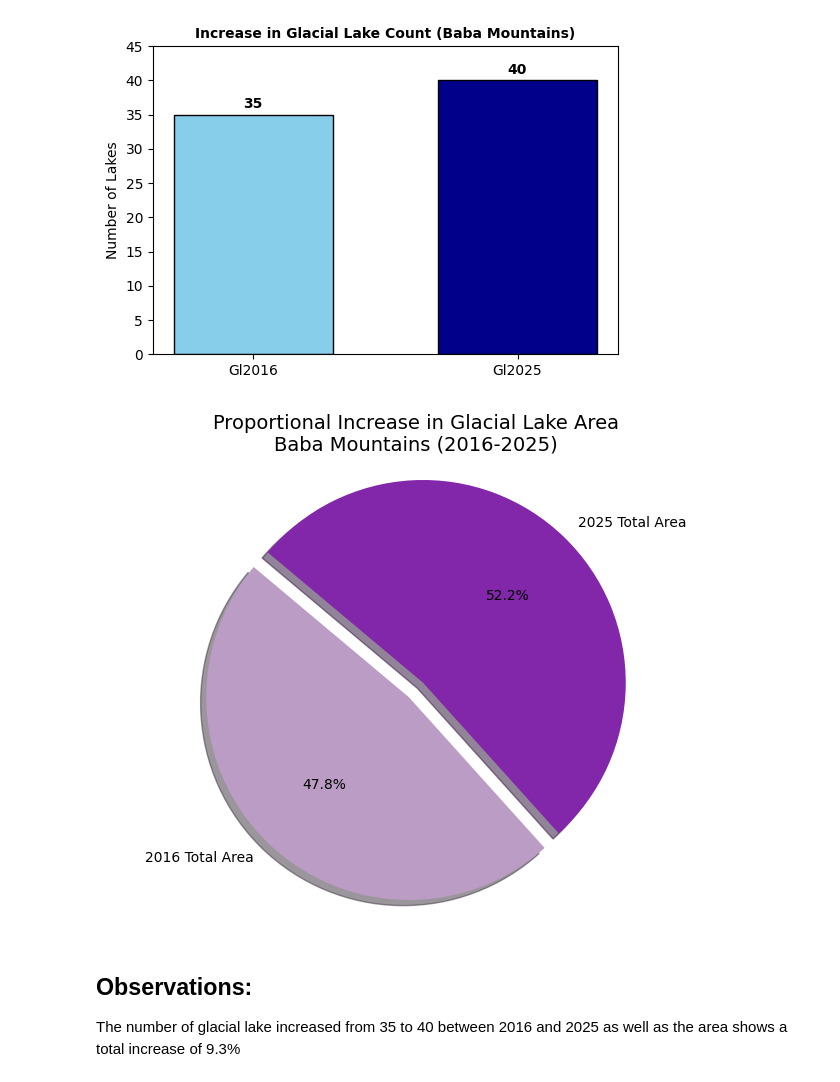
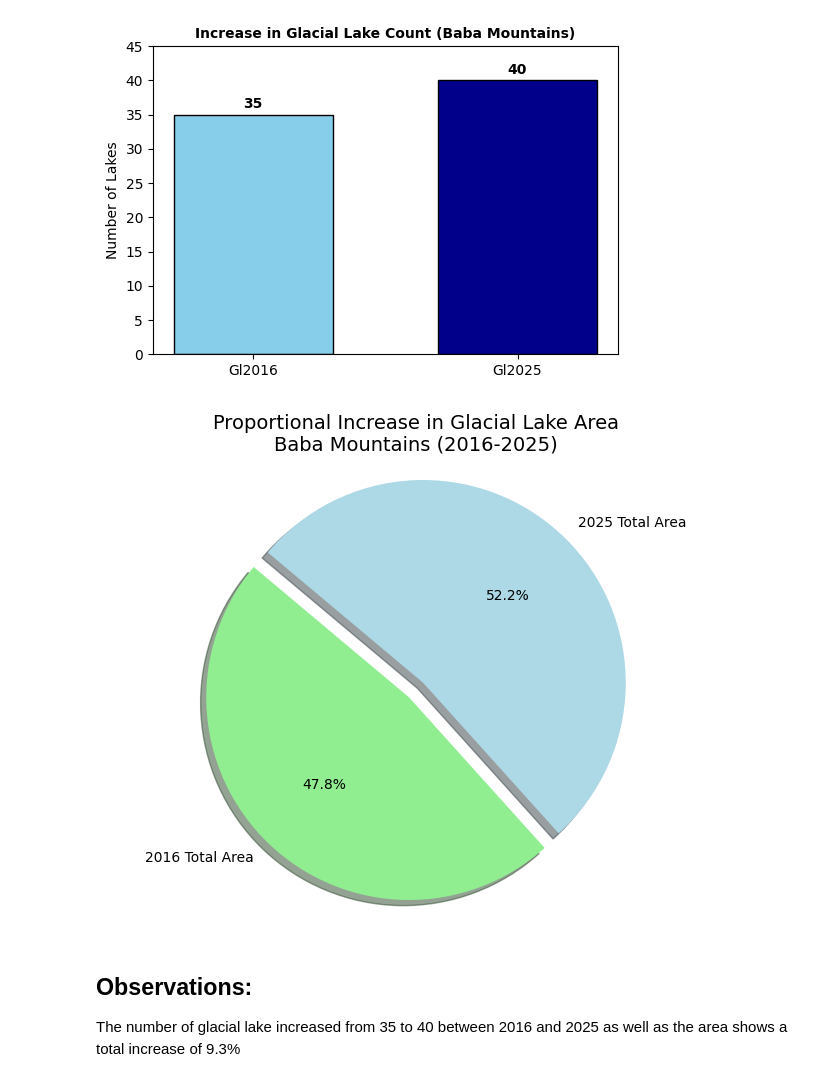
Before and after one commit to Amanullah-Anwari/Baba-Mountain-Glacier-Lakes-2016---2025, a Jupyter notebook: Notebook/glacier-lake-change-assessment-2016-2025.ipynb, the cells around one changed output. Saved outputs shown, nothing was run; the diff lists cells and outputs as text; code cells hidden in the pictures.

```diff
--- a/Notebook/glacier-lake-change-assessment-2016-2025.ipynb
+++ b/Notebook/glacier-lake-change-assessment-2016-2025.ipynb
@@ -167,22 +167,22 @@ plt.show()
 # %%
 import matplotlib.pyplot as plt
 
-# Data from your UTM 42N calculations
+# Data calculations
 labels = ['2016 Total Area', '2025 Total Area']
 areas = [0.570, 0.623]
-colors = ['#ba9cc4', '#8226AA']
-explode = (0, 0.1)  # "Explode" the 2025 slice to highlight the increase
+colors = ['lightgreen', 'lightblue']
+explode = (0, 0.1)
 
-# Create the Pie Chart
+# Creating the Pie Chart
 plt.figure(figsize=(8, 6))
 plt.pie(areas, explode=explode, labels=labels, colors=colors,
-        autopct='%1.1f%%', shadow=True, startangle=140)
+        autopct='%0.1f%%', shadow=True, startangle=140)
 
 plt.title('Proportional Increase in Glacial Lake Area\nBaba Mountains (2016-2025)', fontsize=14)
-plt.axis('equal')  # Ensures the pie is drawn as a circle
+plt.axis('equal')
 plt.show()
 # %% [output]
-[figure, old version]
+[figure, new version]
 # %% [markdown]
 ## Observations:
 The number of glacial lake increased from 35 to 40 between 2016 and 2025 as well as the area shows a total increase of 9.3%
```
Also changed, not shown: parts of 8 cells of this notebook.
